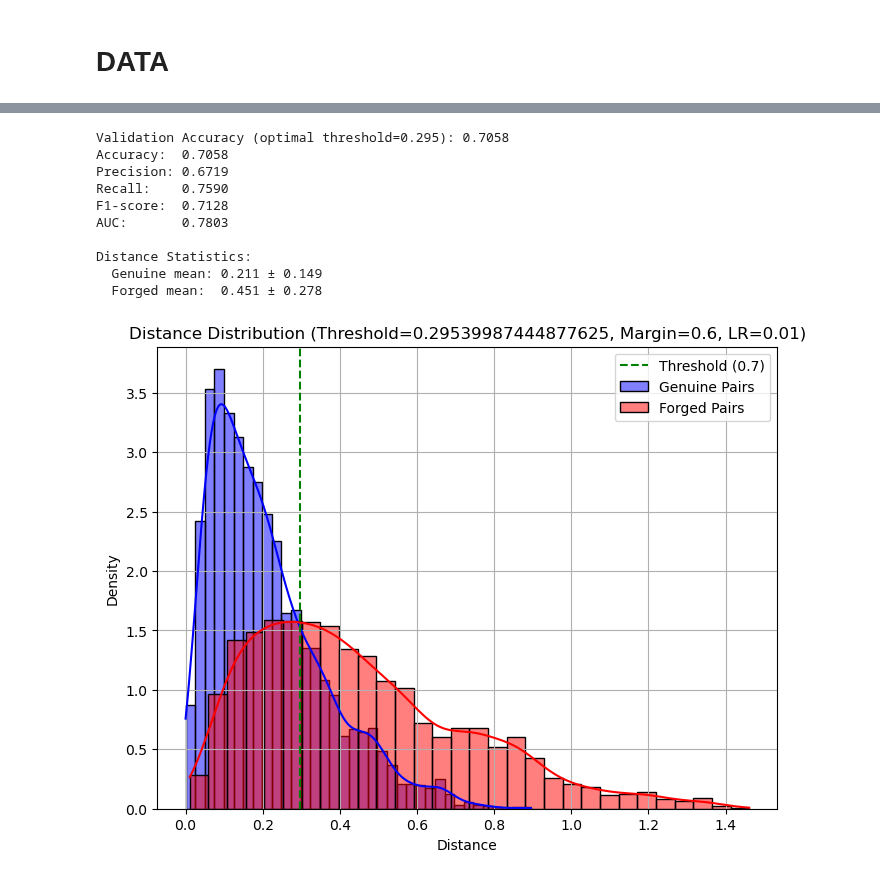
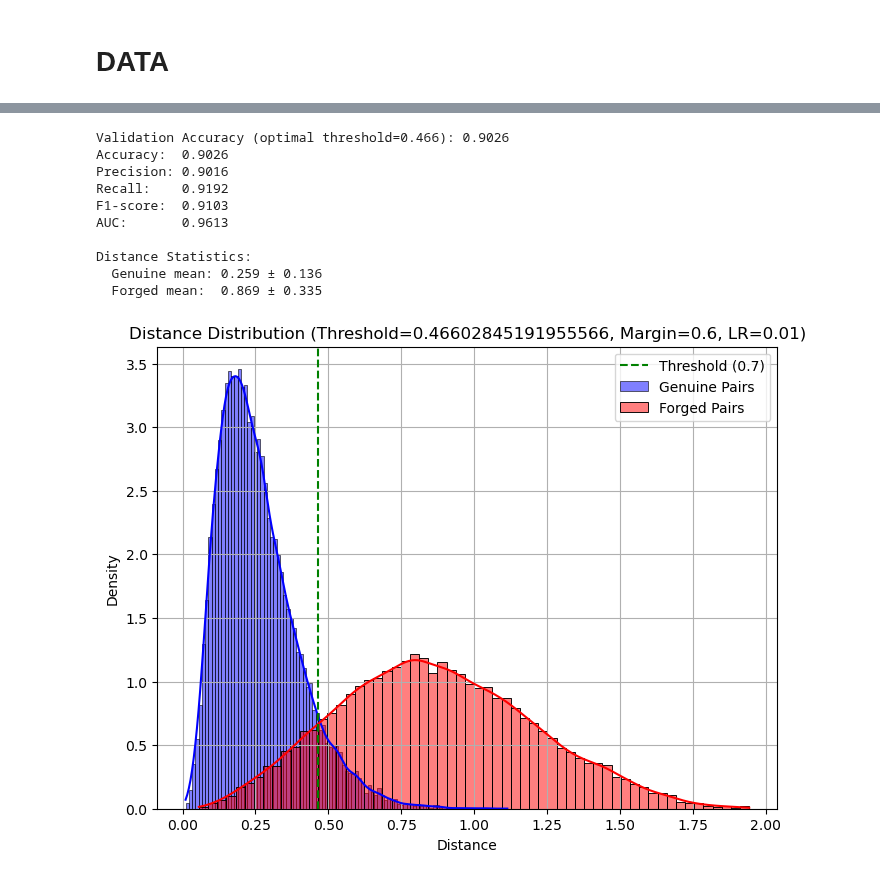
Before and after one commit to Sujan-13/Signature_Verification2, a Jupyter notebook: test_gpu-Copy4.ipynb, the cells around one changed output, grey strips where cells are left out. Cells and saved outputs as stored; diff of their text form; code cells hidden in the pictures.

```diff
--- a/test_gpu-Copy4.ipynb
+++ b/test_gpu-Copy4.ipynb
@@ -825,7 +768,7 @@ labels_all = []
 model.load_state_dict(torch.load(best_model_path, map_location=device))
 model.eval()
 with torch.no_grad():
-    for img1_array, img2, labels in test_dataloader:
+    for img1_array, img2, labels in train_dataloader:
         # Use only first reference
         img1 = img1_array.to(device, non_blocking=True)
         #img1 = img1_array.to(device, non_blocking=True)
@@ -863,39 +806,39 @@ y_pred_optimal = (distance_all.cpu().numpy() < optimal_threshold).astype(int)
 print(f"Validation Accuracy (optimal threshold={optimal_threshold:.3f}): {accuracy_score(y_true, y_pred_optimal):.4f}")
 print(f"Accuracy:  {accuracy_score(y_true, y_pred):.4f}")
 print(f"Precision: {precision_score(y_true, y_pred):.4f}")
 print(f"Recall:    {recall_score(y_true, y_pred):.4f}")
 print(f"F1-score:  {f1_score(y_true, y_pred):.4f}")
 print(f"AUC:       {roc_auc_score(y_true, similarity_scores):.4f}")
 print(f"\nDistance Statistics:")
 print(f"  Genuine mean: {distance_all[labels_all==1].mean():.3f} ± {distance_all[labels_all==1].std():.3f}")
 print(f"  Forged mean:  {distance_all[labels_all==0].mean():.3f} ± {distance_all[labels_all==0].std():.3f}")
 indices = np.random.permutation(len(labels_all))
 distance_np = distance_all[indices].cpu().numpy()
 labels_np = labels_all[indices].cpu().numpy()
 distance_genuine = distance_np[labels_np == 1].tolist()
 distance_forged = distance_np[labels_np == 0].tolist()
 
 plt.figure(figsize=(8, 6))
 sns.histplot(distance_genuine, color='blue', label='Genuine Pairs', kde=True, stat='density')
 sns.histplot(distance_forged, color='red', label='Forged Pairs', kde=True, stat='density')
 plt.axvline(x=optimal_threshold, color='green', linestyle='--', label=f'Threshold ({threshold})')
 plt.xlabel('Distance')
 plt.ylabel('Density')
 plt.title(f'Distance Distribution (Threshold={optimal_threshold}, Margin={margin}, LR={lr})')
 plt.legend()
 plt.grid(True)
 # plt.savefig(f"second_saved_models/saved_models/LENET/cosine_sim/cosine_similarity_distribution_threshold_{threshold}_{margin}_{lr}.png")
 plt.show()  # Display the plot
 plt.close()
 # %% [output]
-Validation Accuracy (optimal threshold=0.295): 0.7058
-Accuracy:  0.7058
-Precision: 0.6719
-Recall:    0.7590
-F1-score:  0.7128
-AUC:       0.7803
+Validation Accuracy (optimal threshold=0.466): 0.9026
+Accuracy:  0.9026
+Precision: 0.9016
+Recall:    0.9192
+F1-score:  0.9103
+AUC:       0.9613
 
 Distance Statistics:
-  Genuine mean: 0.211 ± 0.149
-  Forged mean:  0.451 ± 0.278
+  Genuine mean: 0.259 ± 0.136
+  Forged mean:  0.869 ± 0.335
-[figure, old version]
+[figure, new version]
```
Also changed, not shown: parts of 5 cells of this notebook, 1 other file.
